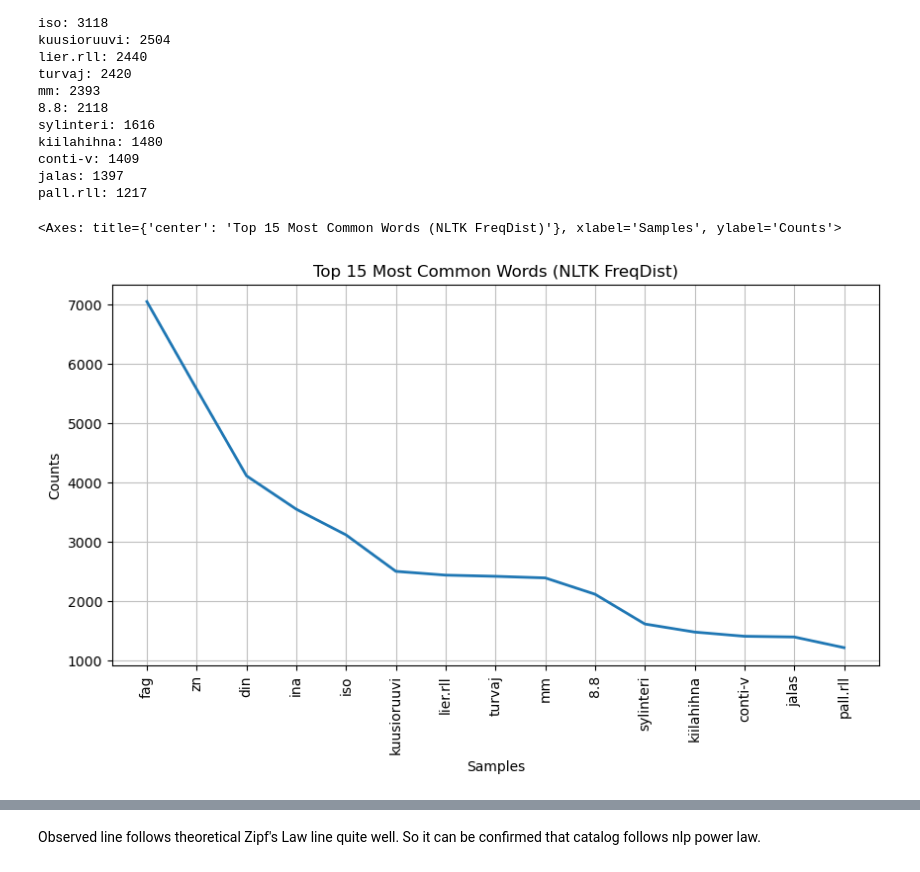
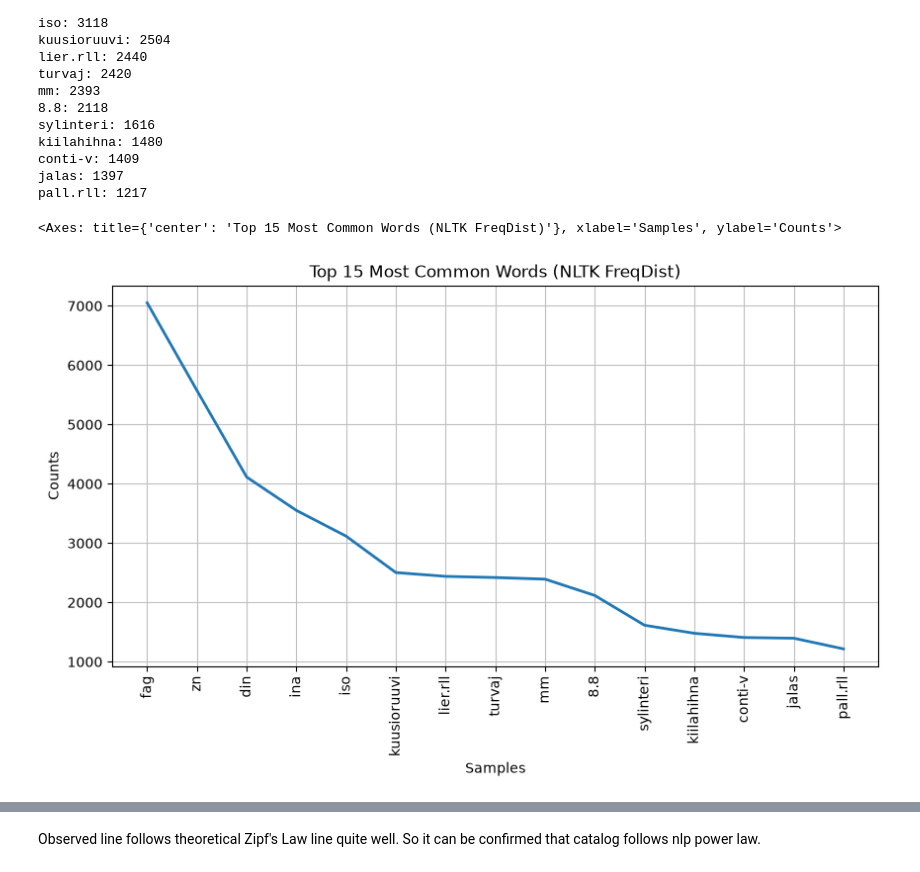
Before and after one commit to lepistsa-uni/semantic-product-search, a Jupyter notebook: notebooks/01_data_exploration.ipynb, the cells around one changed output, grey strips where cells are left out. Cells and saved outputs as stored; diff of their text form; code cells hidden in the pictures.

```diff
--- a/notebooks/01_data_exploration.ipynb
+++ b/notebooks/01_data_exploration.ipynb
@@ -83,6 +83,7 @@ Tekniset kemikaalit/-tarvikkeet, teipit      1361
 Name: count, dtype: int64
 # %%
 # clear horizontal bar chart for reporting
+plt.style.use('default')
 plt.figure(figsize=(10, 8))
 area_counts.plot(kind='barh', color='steelblue')
 plt.title('Number of products in each area_name category')
@@ -116,6 +117,7 @@ length_summary
 | max | 10.0 | 101.0 | 991.0 |
 # %%
 # side-by-side histograms for title and description lengths
+plt.style.use('default')
 fig, axes = plt.subplots(1, 2, figsize=(12, 5))
 
 # Title word count distribution
@@ -148,4 +150,5 @@ plt.show()
 # %%
+plt.style.use('default')
 fig, axes = plt.subplots(1, 2, figsize=(10, 5))
 
 
@@ -217,9 +220,10 @@ conti-v: 1409
 jalas: 1397
 pall.rll: 1217
 # %%
+plt.style.use('default')
 plt.figure(figsize=(10, 5))
 fdist.plot(15, title='Top 15 Most Common Words (NLTK FreqDist)', cumulative=False)
 # %% [output]
 <Axes: title={'center': 'Top 15 Most Common Words (NLTK FreqDist)'}, xlabel='Samples', ylabel='Counts'>
-[figure, old version]
+[figure, new version]
 # %%
```
Also changed, not shown: parts of 6 cells of this notebook, 4 other files.
